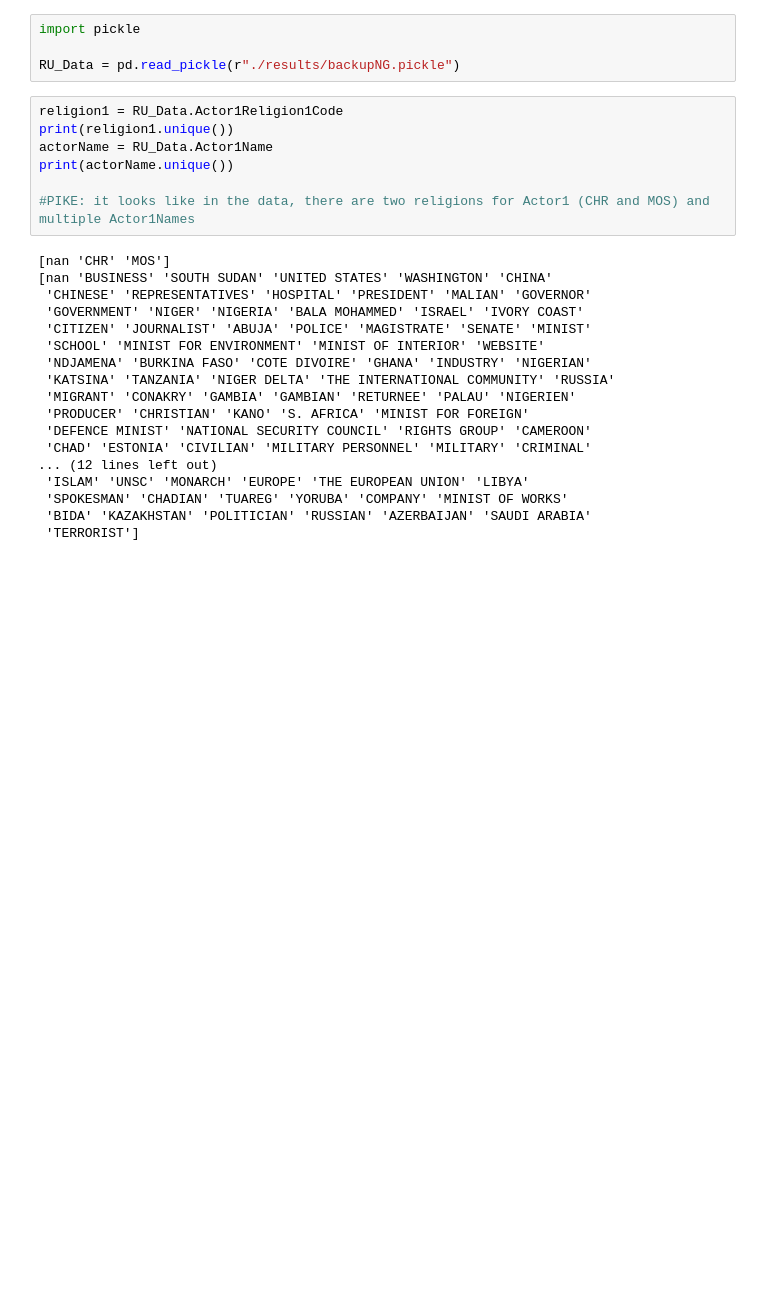
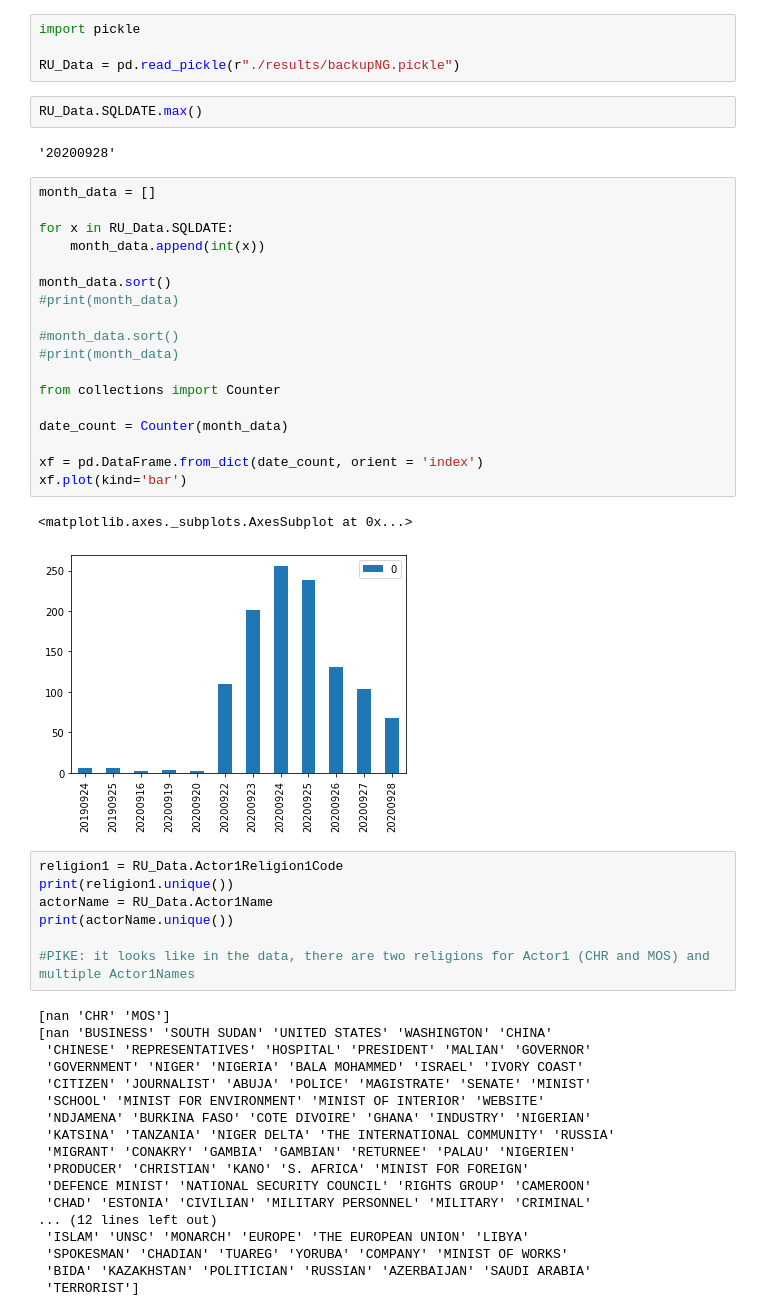
Before and after one commit to mohr110/applications, a Jupyter notebook: Session 6/Homework 6.ipynb, the cells around one changed output. Cells and saved outputs as stored; diff of their text form; blank space fills up the shorter version.

```diff
--- a/Session 6/Homework 6.ipynb
+++ b/Session 6/Homework 6.ipynb
@@ -151,6 +151,31 @@ for active_file in files:
 import pickle
 
 RU_Data = pd.read_pickle(r"./results/backupNG.pickle")
+# %%
+RU_Data.SQLDATE.max()
+# %% [output]
+'20200928'
+# %%
+month_data = []
+
+for x in RU_Data.SQLDATE:
+    month_data.append(int(x))
+
+month_data.sort()
+#print(month_data)
+
+#month_data.sort()
+#print(month_data)
+
+from collections import Counter
+
+date_count = Counter(month_data)
+
+xf = pd.DataFrame.from_dict(date_count, orient = 'index')
+xf.plot(kind='bar')
+# %% [output]
+<matplotlib.axes._subplots.AxesSubplot at 0x...>
+[figure, added]
 # %%
 religion1 = RU_Data.Actor1Religion1Code
 print(religion1.unique())
```
Also changed, not shown: parts of 5 cells of this notebook, 7 other files.
